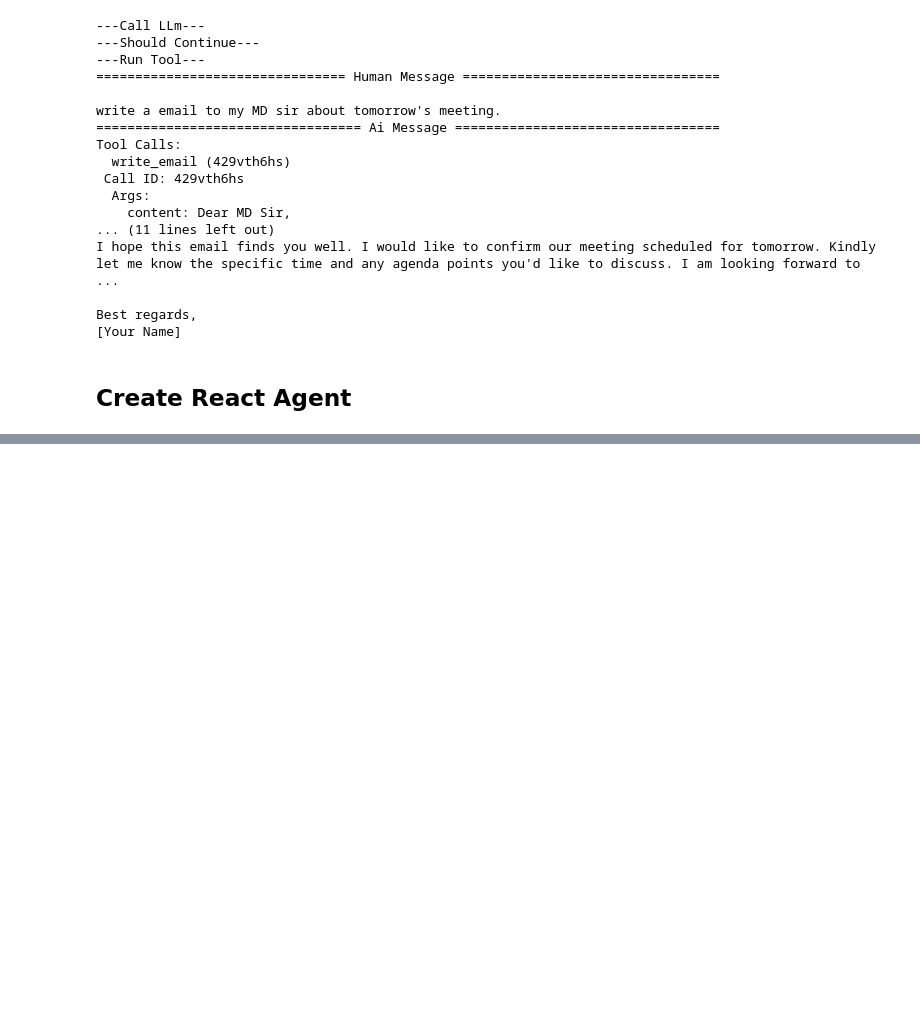
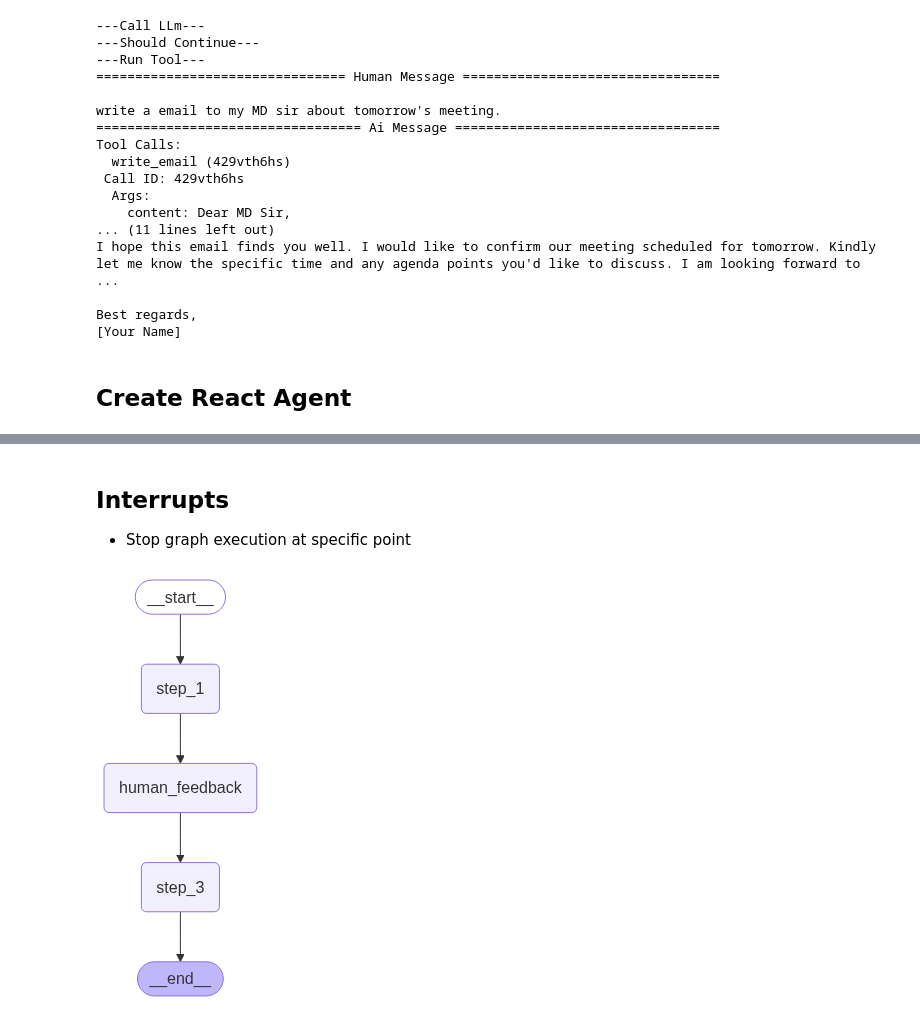
Before and after one commit to MDalamin5/Build-your-Own-Deep-Research-Agent-Form-Scratch-by-LangGraph, a Jupyter notebook: Module-1-LangGraph-101/langgraph-101.ipynb, the cells around one changed output, grey strips where cells are left out. Drawn from its saved outputs; the diff is of its cells as text; code cells hidden in the pictures; blank space fills up the shorter version.

Commit message:
practice langgraph, memory, human feedbacks

```diff
--- a/Module-1-LangGraph-101/langgraph-101.ipynb
+++ b/Module-1-LangGraph-101/langgraph-101.ipynb
@@ -250,0 +374,4 @@ response = agent.invoke(
+# %%
+state = agent.get_state(config=config)
+for msg in state.values["messages"]:
+    msg.pretty_print()
@@ -250,0 +396,43 @@ response = agent.invoke(
+# %% [markdown]
+## **Interrupts**
+- Stop graph execution at specific point
+# %%
+from typing_extensions import TypedDict
+from langgraph.graph import StateGraph, START, END
+
+from langgraph.types import Command, interrupt
+from langgraph.checkpoint.memory import InMemorySaver
+
+class State(TypedDict):
+    input: str
+    user_feedback: str
+
+def step_1(state):
+    print("---Step 1---")
+    pass
+
+def human_feedback(state):
+    print("---human_feedback---")
+    feedback = interrupt("Please provide feedback:")
+    return {"user_feedback": feedback}
+
+def step_3(state):
+    print("---Step 3---")
+    pass
+
+builder = StateGraph(State)
+builder.add_node("step_1", step_1)
+builder.add_node("human_feedback", human_feedback)
+builder.add_node("step_3", step_3)
+builder.add_edge(START, "step_1")
+builder.add_edge("step_1", "human_feedback")
+builder.add_edge("human_feedback", "step_3")
+builder.add_edge("step_3", END)
+
+# Set up memory
+memory = InMemorySaver()
+
+# Add
+graph = builder.compile(checkpointer=memory)
+# %% [output]
+[figure, added]
```
Also changed, not shown: parts of 12 cells of this notebook.
